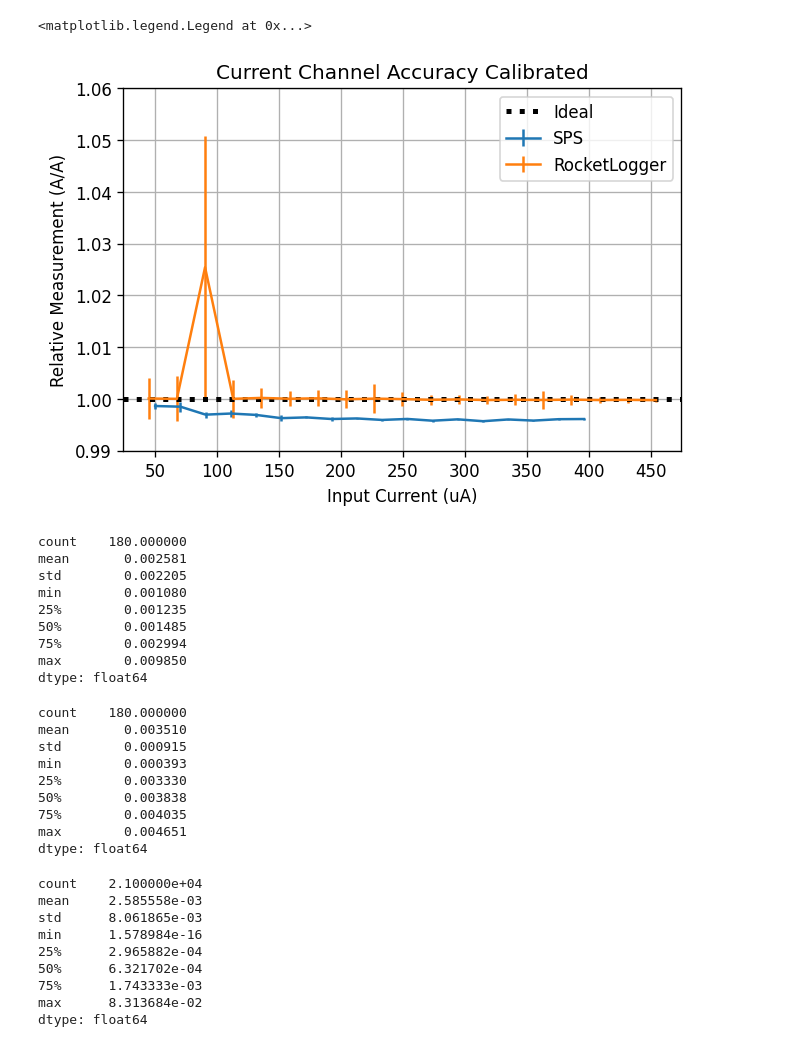
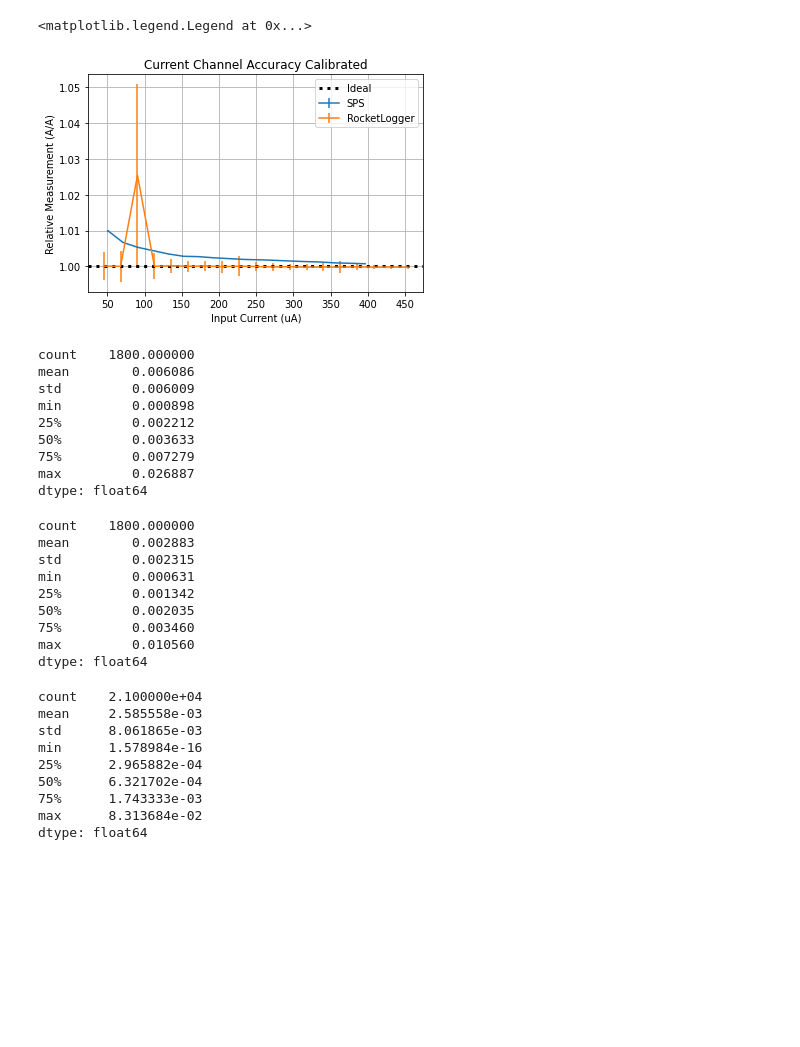
Before and after one commit to jlab-sensing/soil-power-sensor-calibration, a Jupyter notebook: calibration.ipynb, the cells around one changed output. Cells and saved outputs as stored; diff of their text form; code cells hidden in the pictures; blank space fills up the shorter version.

```diff
--- a/calibration.ipynb
+++ b/calibration.ipynb
@@ -123,9 +123,9 @@ def calc_fit(x, y):
 # Config file name
 cfg_path = "data/config.yaml"
 # Data file name
-datafiles = ["data/sps3.csv"]
+datafiles = ["data/sps3_temp_2022-10-14T09:10:50-07:00.csv", "data/sps3_temp_2022-10-15T18:37:56-07:00.csv"]
 # Evaluation data name
-evalfiles = ["data/sps3_eval.csv"]
+evalfiles = ["data/sps3_temp_2022-10-16T13:17:46-07:00.csv"]
 # %%
 # Read config
 with open(cfg_path, "r") as f:
@@ -140,10 +136,17 @@ cfg
 # %%
 # SPS data
 data = load_data(cfg, datafiles)
-data["V_fit"] = calc_fit(data["V_meas"], data["V_in"])
-data["I_fit"] = calc_fit(data["I_meas"], data["I_in"])
+
+v_model = linear_model.LinearRegression()
+v_model.fit(data[["V_meas", "T"]], data["V_in"])
+
+i_model = linear_model.LinearRegression()
+i_model.fit(data[["I_meas", "T"]], data["I_in"])
 
 eval_data = load_data(cfg, evalfiles)
+
+eval_data["V_fit"] = v_model.predict(eval_data[["V_meas", "T"]])
+eval_data["I_fit"] = i_model.predict(eval_data[["I_meas", "T"]])
 
 # RL data
 rld_v = load_rld("data/rl/20220826_200050_eval_v.rld", "V1", 0.1, 1, 0.05)
@@ -230,10 +233,3 @@ ax.legend(["Optimal", "Measured"])
-# %%
-# Linear Regression
-V_linreg = stats.linregress(data["V_meas"], data["V_in"])
-I_linreg = stats.linregress(data["I_meas"], data["I_in"])
-
-eval_data["V_fit"] = V_linreg.intercept + V_linreg.slope * eval_data["V_meas"]
-eval_data["I_fit"] = I_linreg.intercept + V_linreg.slope * eval_data["I_meas"]
 # %%
 fig, ax = plot_accuracy([
     (eval_data["V_in"], eval_data["V_fit"]),
@@ -250,42 +246,42 @@ ax.legend(["Idea", "SPS", "RocketLogger"])
 # %%
 fig, ax = plot_accuracy([
     (eval_data["I_in"], eval_data["I_fit"]),
     (rld_i["input"], rld_i["I1L"]),
 ])
 
 ax.set_title("Current Channel Accuracy Calibrated")
 ax.set_xlabel("Input Current (uA)")
 ax.set_ylabel("Relative Measurement (A/A)")
-ax.set_ylim(0.99, 1.06)
+#ax.set_ylim(0.99, 1.06)
 ax.legend(["Ideal", "SPS", "RocketLogger"])
 # %% [output]
 <matplotlib.legend.Legend at 0x...>
-[figure, old version]
+[figure, new version]
 # %%
 mae_v = abs(eval_data["V_in"] - eval_data["V_fit"]) / eval_data["V_in"]
 mae_v.describe()
 # %% [output]
-count    180.000000
-mean       0.002581
-std        0.002205
-min        0.001080
-25%        0.001235
-50%        0.001485
-75%        0.002994
-max        0.009850
+count    1800.000000
+mean        0.006086
+std         0.006009
+min         0.000898
+25%         0.002212
+50%         0.003633
+75%         0.007279
+max         0.026887
 dtype: float64
 # %%
 mae_i = abs(eval_data["I_in"] - eval_data["I_fit"]) / eval_data["I_in"]
 mae_i.describe()
 # %% [output]
-count    180.000000
-mean       0.003510
-std        0.000915
-min        0.000393
-25%        0.003330
-50%        0.003838
-75%        0.004035
-max        0.004651
+count    1800.000000
+mean        0.002883
+std         0.002315
+min         0.000631
+25%         0.001342
+50%         0.002035
+75%         0.003460
+max         0.010560
 dtype: float64
 # %%
 rl_mae_v = abs(rld_i["input"] - rld_i["I1L"]) / rld_i["input"]
```
Also changed, not shown: parts of 7 cells of this notebook, 2 other files.
